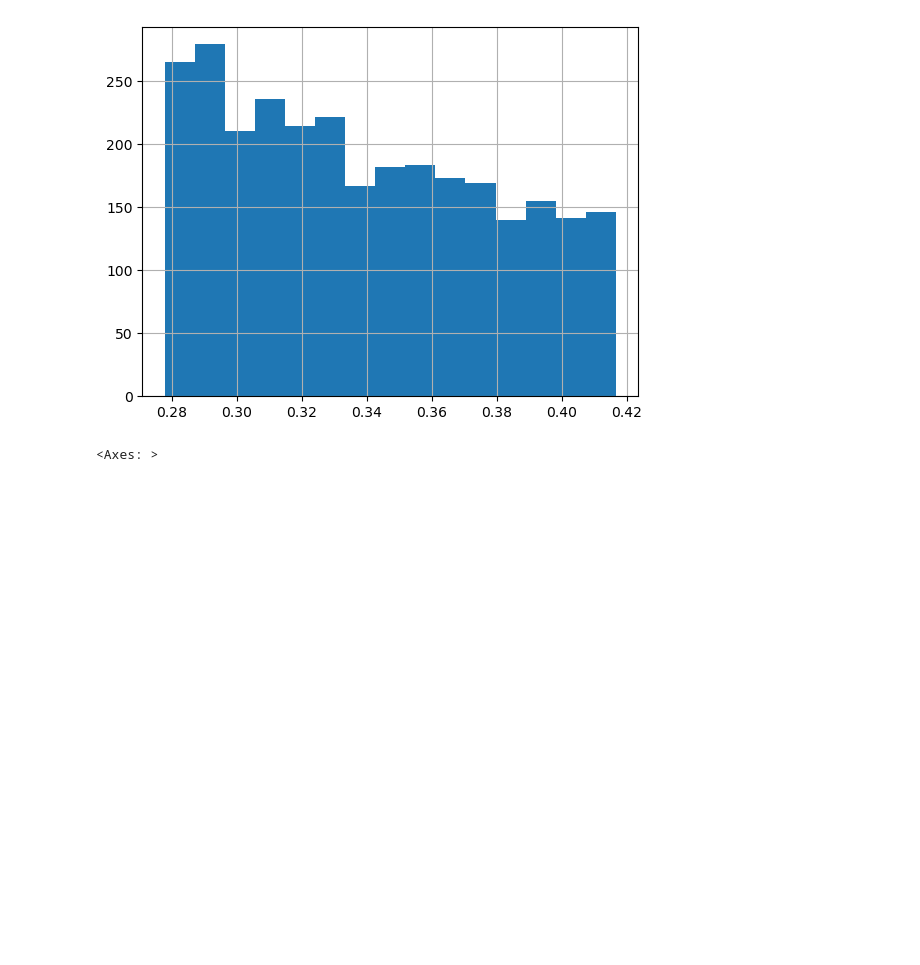
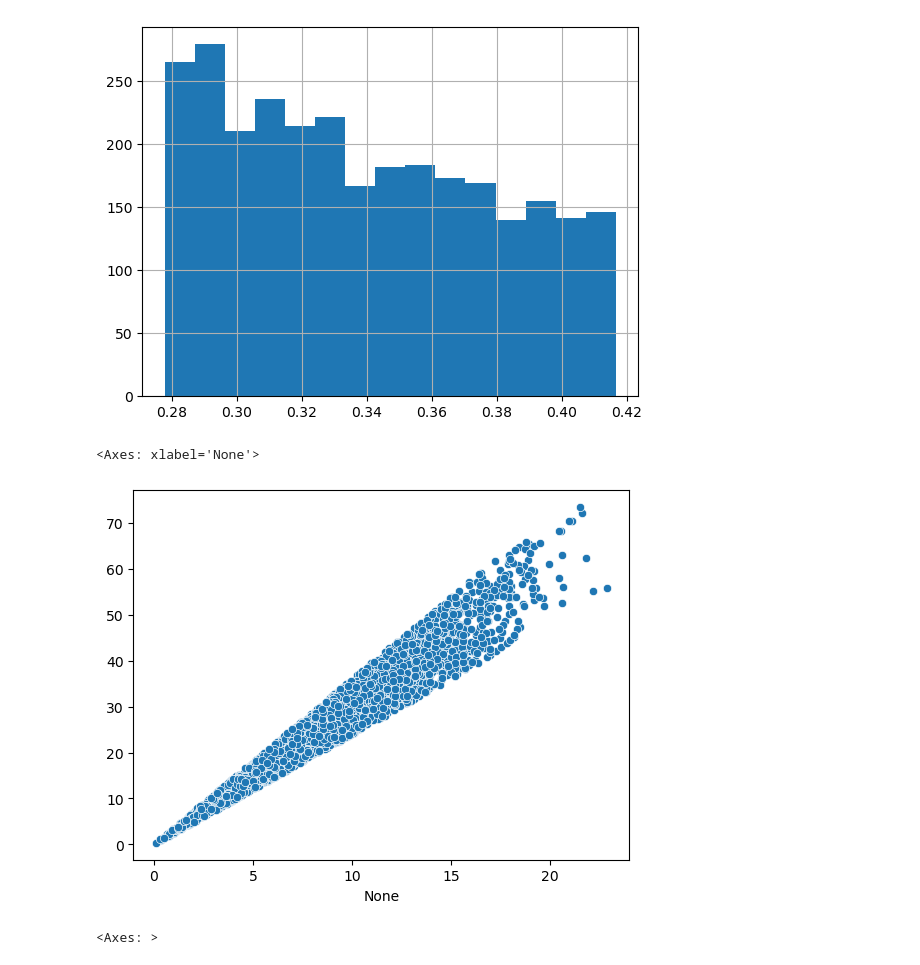
Before and after one commit to noPunintended/Squareshire_simulation, a Jupyter notebook: Codes/notebooks/stats_test.ipynb, the cells around one changed output. Drawn from its saved outputs; the diff is of its cells as text; code cells hidden in the pictures; blank space fills up the shorter version.

```diff
--- a/Codes/notebooks/stats_test.ipynb
+++ b/Codes/notebooks/stats_test.ipynb
@@ -624,6 +641,11 @@ sample_speed.hist(bins="auto")
 # %% [output]
 <Axes: >
 [figure]
+# %%
+sns.scatterplot(x=sample_dist, y=sample_travel_time)
+# %% [output]
+<Axes: xlabel='None'>
+[figure, added]
 # %%
 sample_speed.hist(bins=100)
 # %% [output]
```
Also changed, not shown: parts of 4 cells of this notebook.
